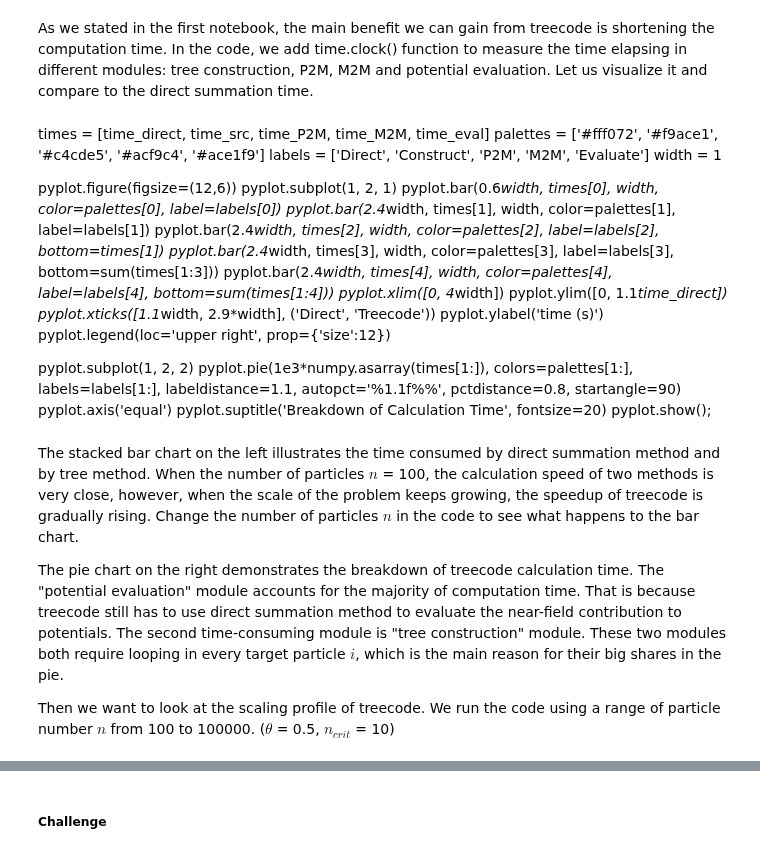
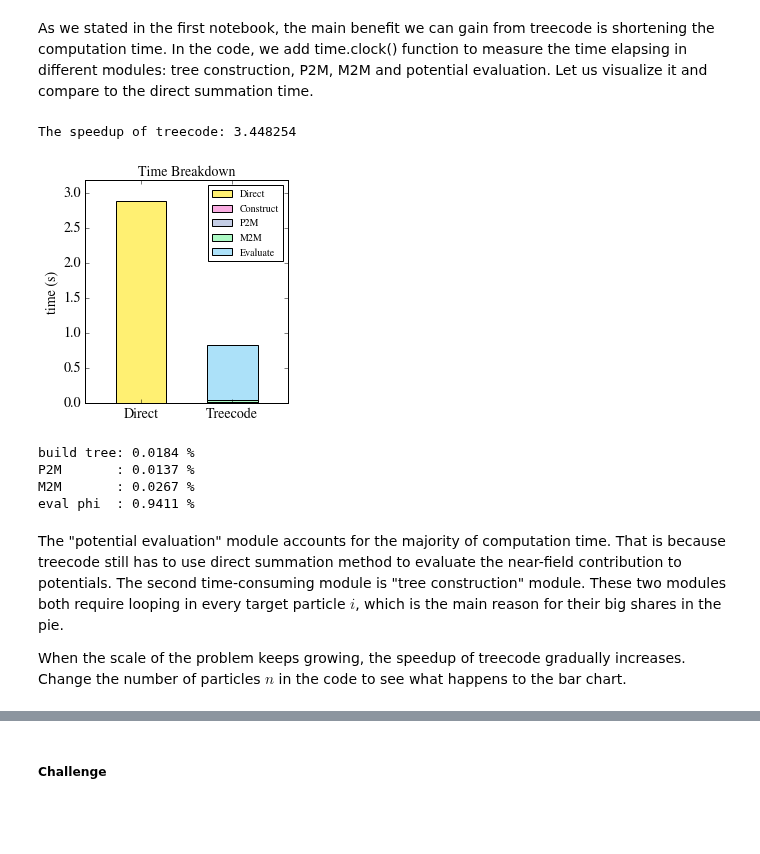
Before and after one commit to barbagroup/FMM_tutorial, a Jupyter notebook: 06_treecode.ipynb, the cells around one changed output, grey strips where cells are left out. Cells and saved outputs as stored; diff of their text form; code cells hidden in the pictures; blank space fills up the shorter version.

```diff
--- a/06_treecode.ipynb
+++ b/06_treecode.ipynb
@@ -204,33 +202,41 @@ The figure above illustrates that the $L^2$ norm error increases as the toleranc
 ##### Computational Cost & Scalability
 # %% [markdown]
 As we stated in the first notebook, the main benefit we can gain from treecode is shortening the computation time. In the code, we add time.clock() function to measure the time elapsing in different modules: tree construction, P2M, M2M and potential evaluation. Let us visualize it and compare to the direct summation time.
-# %% [markdown]
-times = [time_direct, time_src, time_P2M, time_M2M, time_eval]
-palettes = ['#fff072', '#f9ace1', '#c4cde5', '#acf9c4', '#ace1f9']
-labels = ['Direct', 'Construct', 'P2M', 'M2M', 'Evaluate']
-width = 1
-
-pyplot.figure(figsize=(12,6))
-pyplot.subplot(1, 2, 1)
-pyplot.bar(0.6*width, times[0], width, color=palettes[0], label=labels[0])
-pyplot.bar(2.4*width, times[1], width, color=palettes[1], label=labels[1])
-pyplot.bar(2.4*width, times[2], width, color=palettes[2], label=labels[2], bottom=times[1])
-pyplot.bar(2.4*width, times[3], width, color=palettes[3], label=labels[3], bottom=sum(times[1:3]))
-pyplot.bar(2.4*width, times[4], width, color=palettes[4], label=labels[4], bottom=sum(times[1:4]))
-pyplot.xlim([0, 4*width])
-pyplot.ylim([0, 1.1*time_direct])
-pyplot.xticks([1.1*width, 2.9*width], ('Direct', 'Treecode'))
-pyplot.ylabel('time (s)')
-pyplot.legend(loc='upper right', prop={'size':12})
-
-pyplot.subplot(1, 2, 2)
-pyplot.pie(1e3*numpy.asarray(times[1:]), colors=palettes[1:], labels=labels[1:], labeldistance=1.1, autopct='%1.1f%%', pctdistance=0.8, startangle=90)
-pyplot.axis('equal')
-pyplot.suptitle('Breakdown of Calculation Time', fontsize=20)
-pyplot.show();
+# %%
+print("The speedup of treecode: %f" % (time_direct/time_tree))
+# %% [output]
+The speedup of treecode: 3.448254
+# %%
+times = [time_direct, time_src, time_P2M, time_M2M, time_eval]
+palettes = ['#fff072', '#f9ace1', '#c4cde5', '#acf9c4', '#ace1f9']
+labels = ['Direct', 'Construct', 'P2M', 'M2M', 'Evaluate']
+width = 0.6
+
+pyplot.figure(figsize=(8,4))
+pyplot.subplot(1, 2, 1)
+pyplot.bar(0.6*width, times[0], width, color=palettes[0], label=labels[0])
+for i in range(1,5):
+    pyplot.bar(2.4*width, times[i], width, color=palettes[i], label=labels[i], bottom=sum(times[1:i]))
+pyplot.xlim([0, 4*width])
+pyplot.ylim([0, 1.1*time_direct])
+pyplot.xticks([1.1*width, 2.9*width], ('Direct', 'Treecode'))
+pyplot.ylabel('time (s)')
+pyplot.legend(loc='upper right', prop={'size':10})
+pyplot.title("Time Breakdown", fontsize=14)
+pyplot.show();
+# %% [output]
+[figure, added]
+# %%
+print("build tree: %.4f %%" % (time_src/time_tree))
+print("P2M       : %.4f %%" % (time_P2M/time_tree))
+print("M2M       : %.4f %%" % (time_M2M/time_tree))
+print("eval phi  : %.4f %%" % (time_eval/time_tree))
+# %% [output]
+build tree: 0.0184 %
+P2M       : 0.0137 %
+M2M       : 0.0267 %
+eval phi  : 0.9411 %
 # %% [markdown]
-The stacked bar chart on the left illustrates the time consumed by direct summation method and by tree method. When the number of particles $n$ = 100, the calculation speed of two methods is very close, however, when the scale of the problem keeps growing, the speedup of treecode is gradually rising. Change the number of particles $n$ in the code to see what happens to the bar chart.
+The "potential evaluation" module accounts for the majority of computation time. That is because treecode still has to use direct summation method to evaluate the near-field contribution to potentials. The second time-consuming module is "tree construction" module. These two modules both require looping in every target particle $i$, which is the main reason for their big shares in the pie.
 
-The pie chart on the right demonstrates the breakdown of treecode calculation time. The "potential evaluation" module accounts for the majority of computation time. That is because treecode still has to use direct summation method to evaluate the near-field contribution to potentials. The second time-consuming module is "tree construction" module. These two modules both require looping in every target particle $i$, which is the main reason for their big shares in the pie.
-
-Then we want to look at the scaling profile of treecode. We run the code using a range of particle number $n$ from 100 to 100000. ($\theta$ = 0.5, $n_{crit}$ = 10)
+When the scale of the problem keeps growing, the speedup of treecode gradually increases. Change the number of particles $n$ in the code to see what happens to the bar chart.
```
Also changed, not shown: parts of 25 cells of this notebook.
